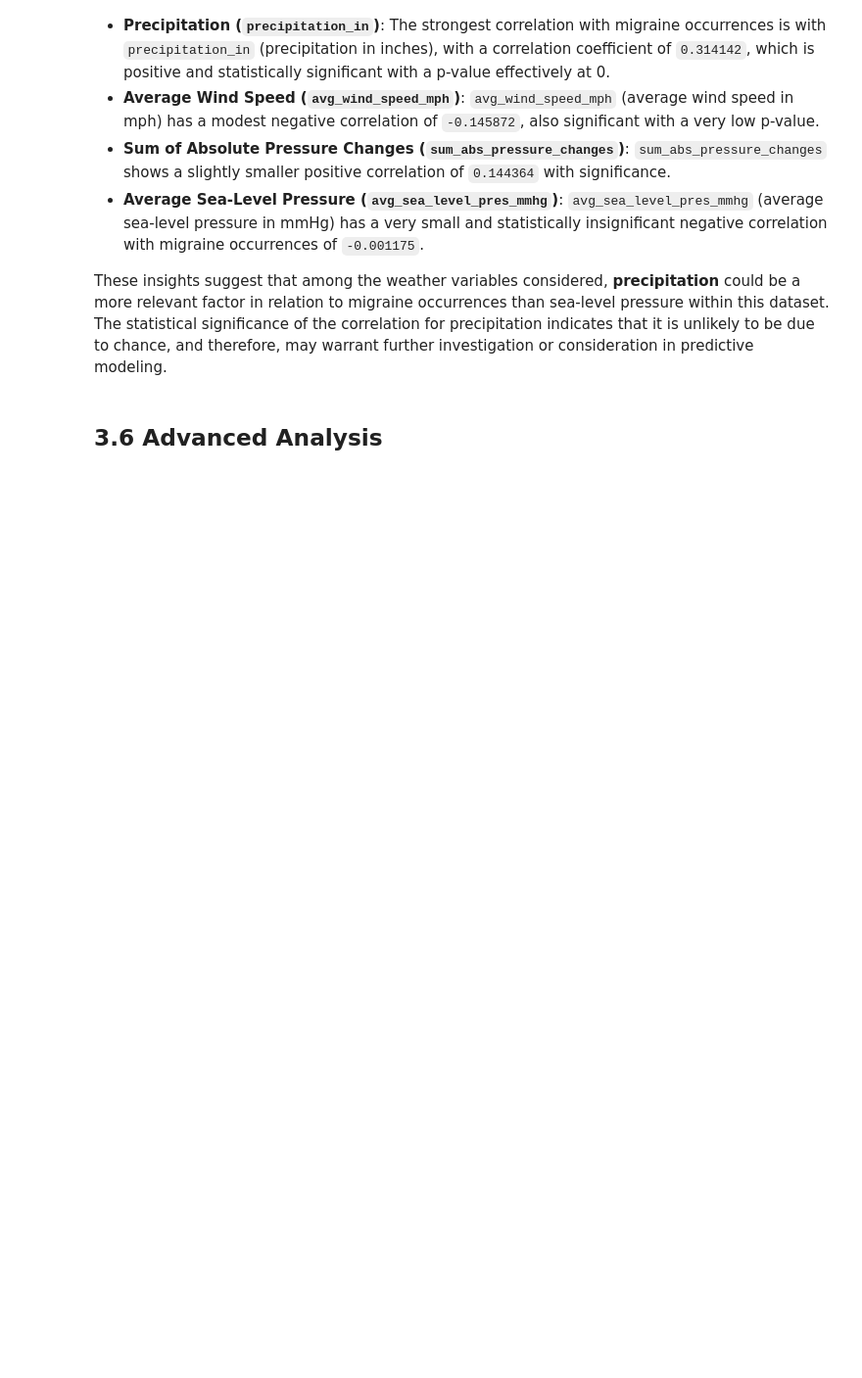
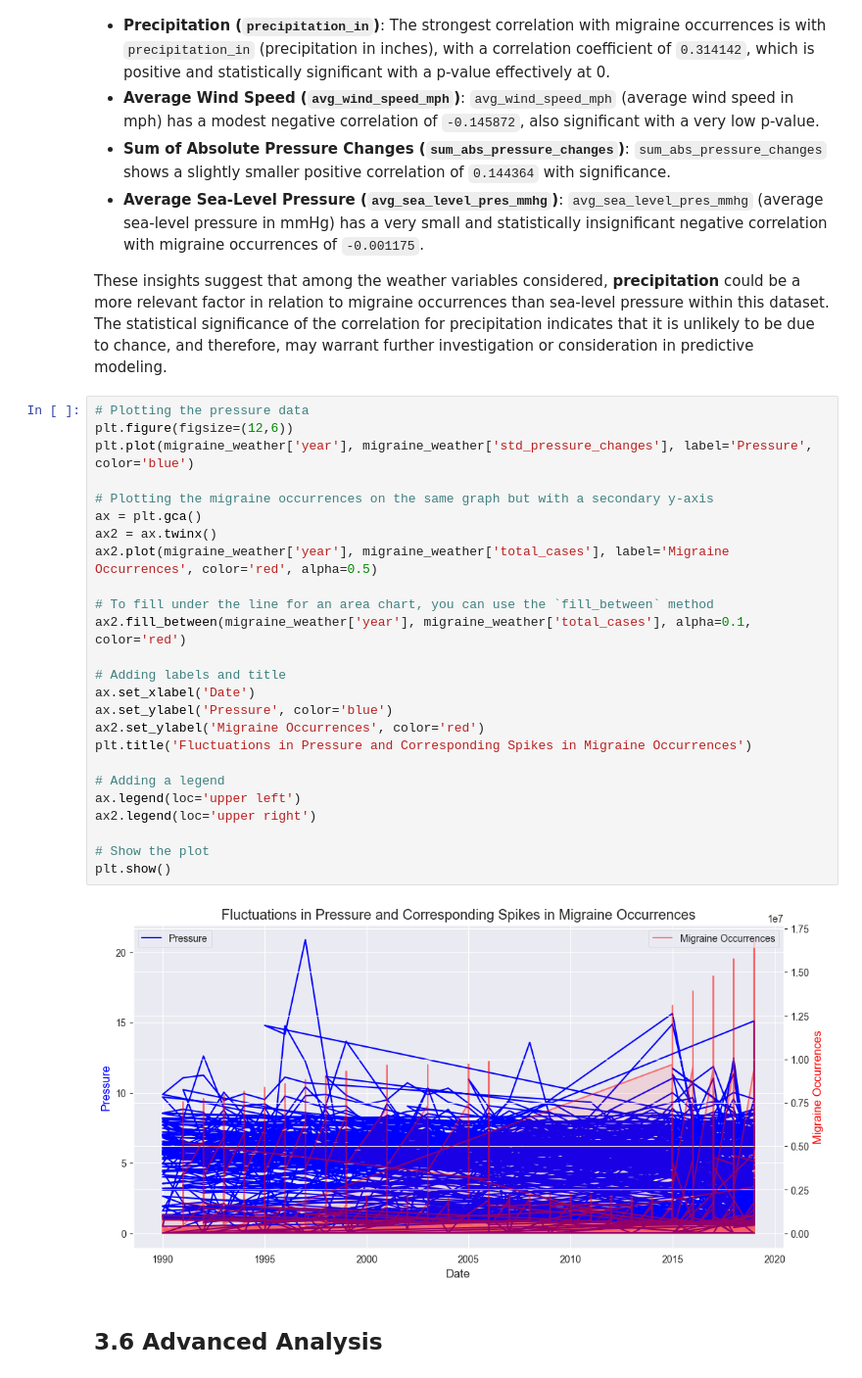
Before and after one commit to christinedbaxter/analyticsCapstone, a Jupyter notebook: notebooks/03_data_analysis.ipynb, the cells around one changed output. Shown at 98% size. Drawn from its saved outputs; the diff is of its cells as text; blank space fills up the shorter version.

```diff
--- a/notebooks/03_data_analysis.ipynb
+++ b/notebooks/03_data_analysis.ipynb
@@ -364,5 +408,32 @@ Based on these results, the alternative hypothesis — that there is a weather v
 - **Average Sea-Level Pressure (`avg_sea_level_pres_mmhg`)**: `avg_sea_level_pres_mmhg` (average sea-level pressure in mmHg) has a very small and statistically insignificant negative correlation with migraine occurrences of `-0.001175`.
 
 These insights suggest that among the weather variables considered, **precipitation** could be a more relevant factor in relation to migraine occurrences than sea-level pressure within this dataset. The statistical significance of the correlation for precipitation indicates that it is unlikely to be due to chance, and therefore, may warrant further investigation or consideration in predictive modeling.
+# %%
+# Plotting the pressure data
+plt.figure(figsize=(12,6))
+plt.plot(migraine_weather['year'], migraine_weather['std_pressure_changes'], label='Pressure', color='blue')
+
+# Plotting the migraine occurrences on the same graph but with a secondary y-axis
+ax = plt.gca()
+ax2 = ax.twinx()
+ax2.plot(migraine_weather['year'], migraine_weather['total_cases'], label='Migraine Occurrences', color='red', alpha=0.5)
+
+# To fill under the line for an area chart, you can use the `fill_between` method
+ax2.fill_between(migraine_weather['year'], migraine_weather['total_cases'], alpha=0.1, color='red')
+
+# Adding labels and title
+ax.set_xlabel('Date')
+ax.set_ylabel('Pressure', color='blue')
+ax2.set_ylabel('Migraine Occurrences', color='red')
+plt.title('Fluctuations in Pressure and Corresponding Spikes in Migraine Occurrences')
+
+# Adding a legend
+ax.legend(loc='upper left')
+ax2.legend(loc='upper right')
+
+# Show the plot
+plt.show()
+# %% [output]
+[figure, added]
 # %% [markdown]
 ## 3.6 Advanced Analysis
```
Also changed, not shown: parts of 29 cells of this notebook, 15 other files.
